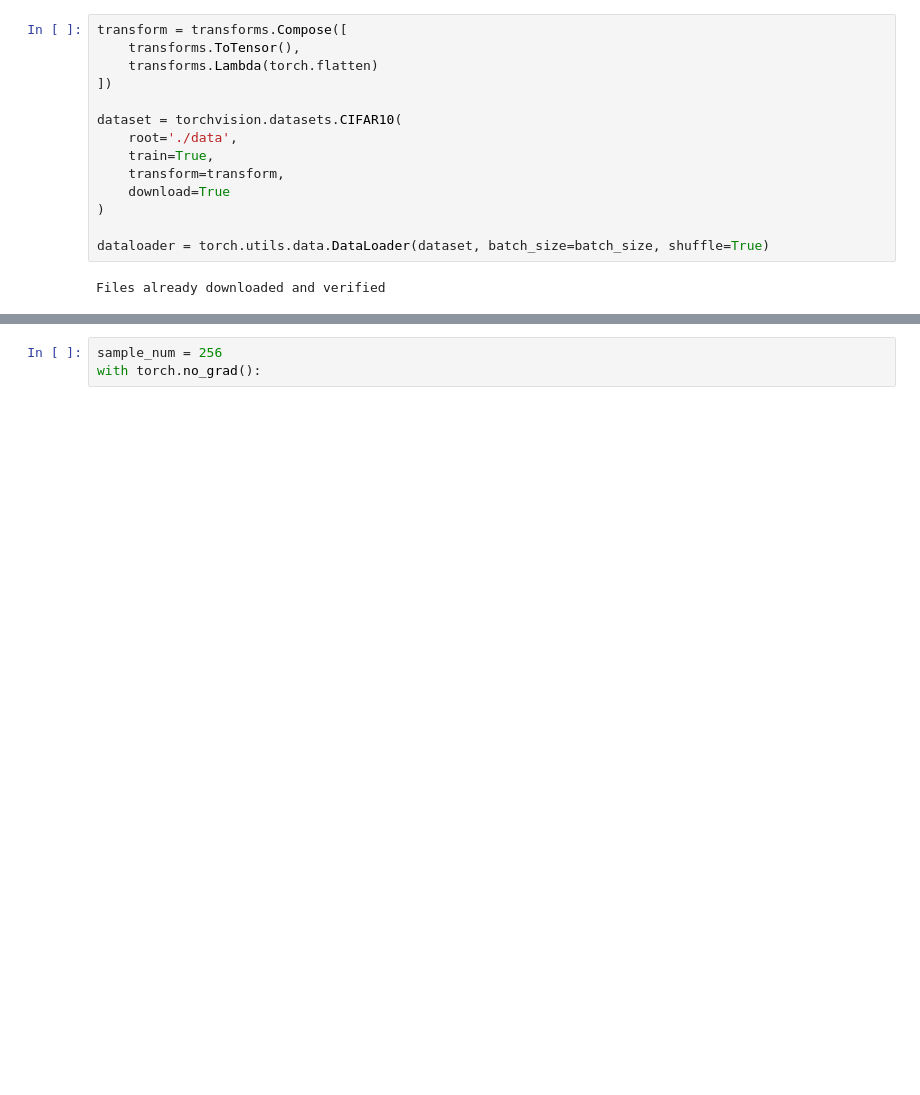
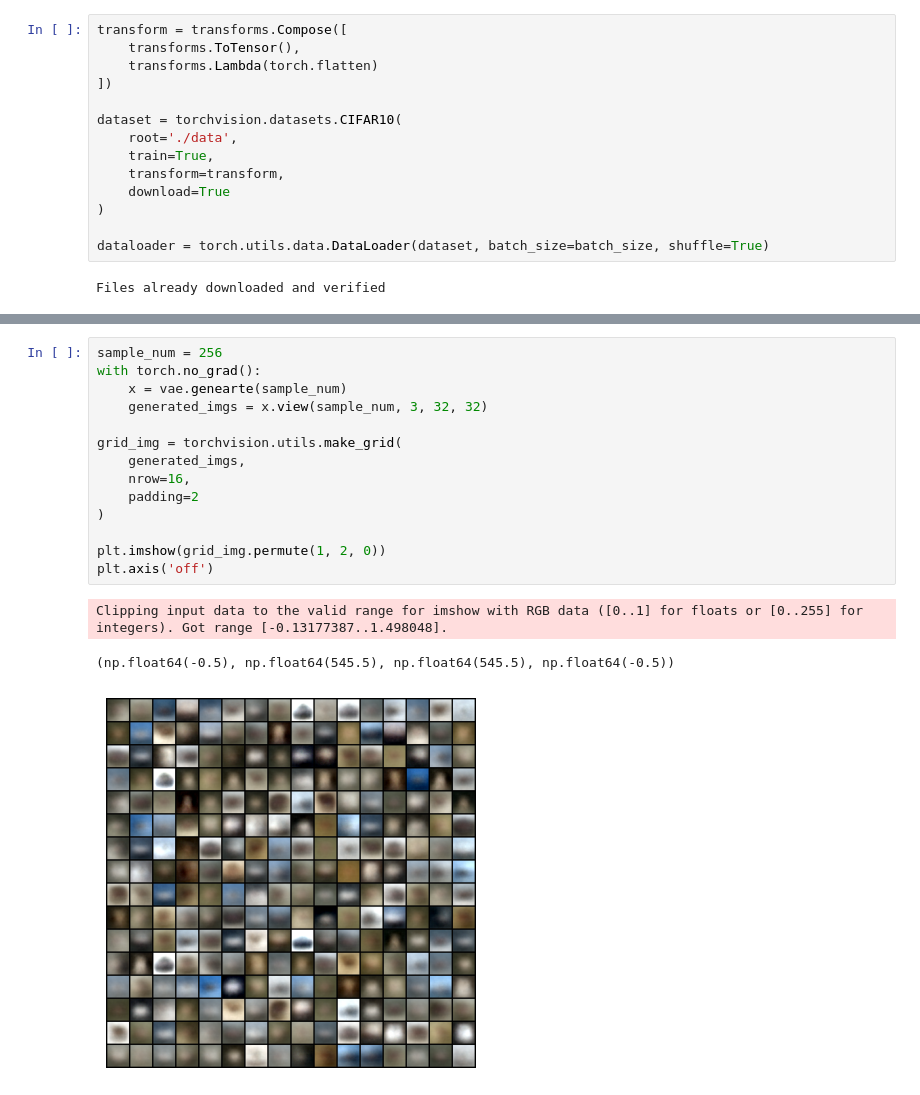
Before and after one commit to takerun0728/generative-model, a Jupyter notebook: multi_layer_vae.ipynb, the cells around one changed output, grey strips where cells are left out. Drawn from its saved outputs; the diff is of its cells as text; blank space fills up the shorter version.

```diff
--- a/multi_layer_vae.ipynb
+++ b/multi_layer_vae.ipynb
@@ -123,3 +123,18 @@ for epoch in range(epoch_num):
-# %%
-sample_num = 256
-with torch.no_grad():
+# %%
+sample_num = 256
+with torch.no_grad():
+    x = vae.genearte(sample_num)
+    generated_imgs = x.view(sample_num, 3, 32, 32)
+
+grid_img = torchvision.utils.make_grid(
+    generated_imgs,
+    nrow=16,
+    padding=2
+)
+
+plt.imshow(grid_img.permute(1, 2, 0))
+plt.axis('off')
+# %% [output]
+Clipping input data to the valid range for imshow with RGB data ([0..1] for floats or [0..255] for integers). Got range [-0.13177387..1.498048].
+(np.float64(-0.5), np.float64(545.5), np.float64(545.5), np.float64(-0.5))
+[figure, added]
```
Also changed, not shown: parts of 2 cells of this notebook, 3 other files.
